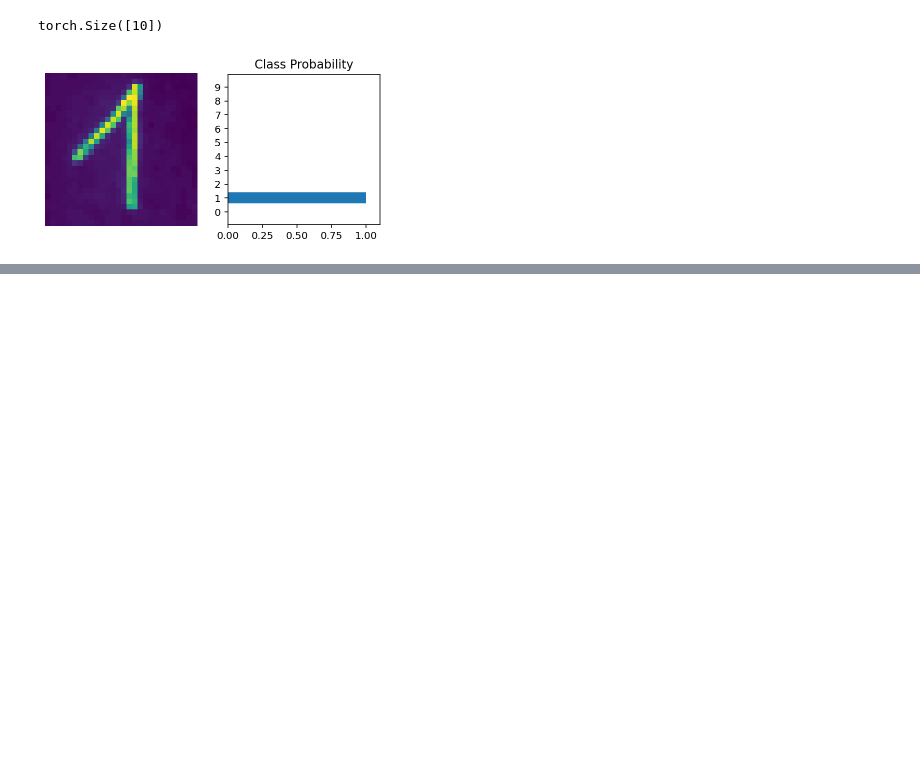
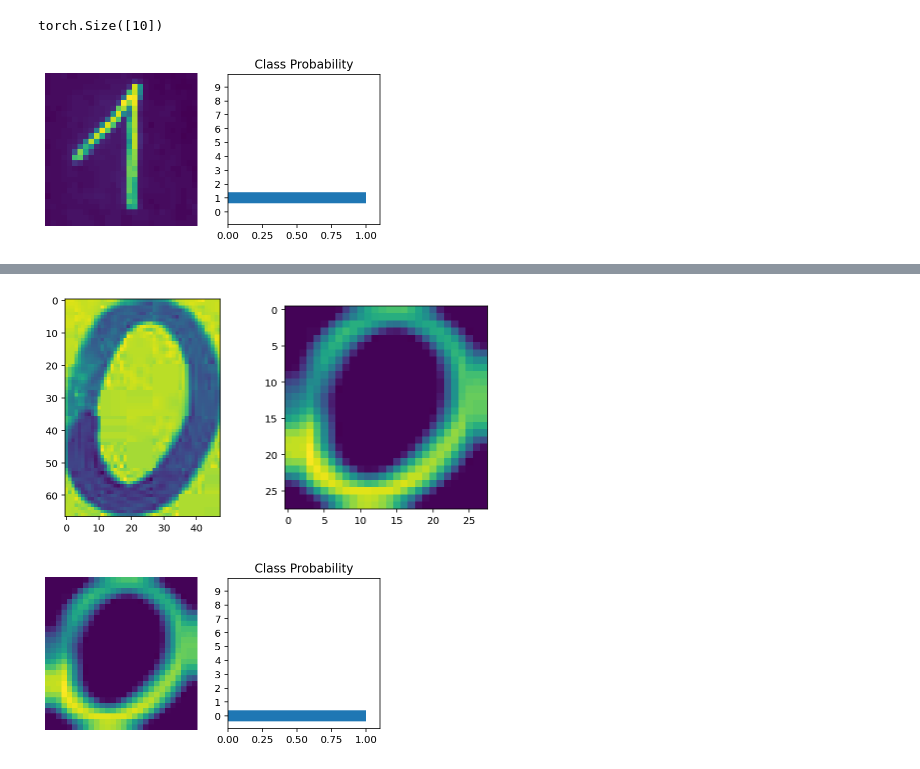
Before and after one commit to Marzipan78/Striving, a Jupyter notebook: M6_Computer_Vision/04. Kernels, callbacks and thresholding/CNN.ipynb, the cells around one changed output, grey strips where cells are left out. Drawn from its saved outputs; the diff is of its cells as text; code cells hidden in the pictures; blank space fills up the shorter version.

```diff
--- a/M6_Computer_Vision/04. Kernels, callbacks and thresholding/CNN.ipynb
+++ b/M6_Computer_Vision/04. Kernels, callbacks and thresholding/CNN.ipynb
@@ -226,0 +259,9 @@ view_classify(t.view(1, 28, 28), ts)
+# %%
+zero = Tensify.imagify("./img/numbers/","zero.png")
+zero_cnn=Tensify.cnn_tensed(zero)
+zero_cnn.shape
+zeros = F.softmax(model.forward(zero_cnn),dim=1)
+view_classify(zero_cnn.view(1, 28, 28), zeros)
+# %% [output]
+[figure, added]
+[figure, added]
```
Also changed, not shown: parts of 4 cells of this notebook, 1 other file.
